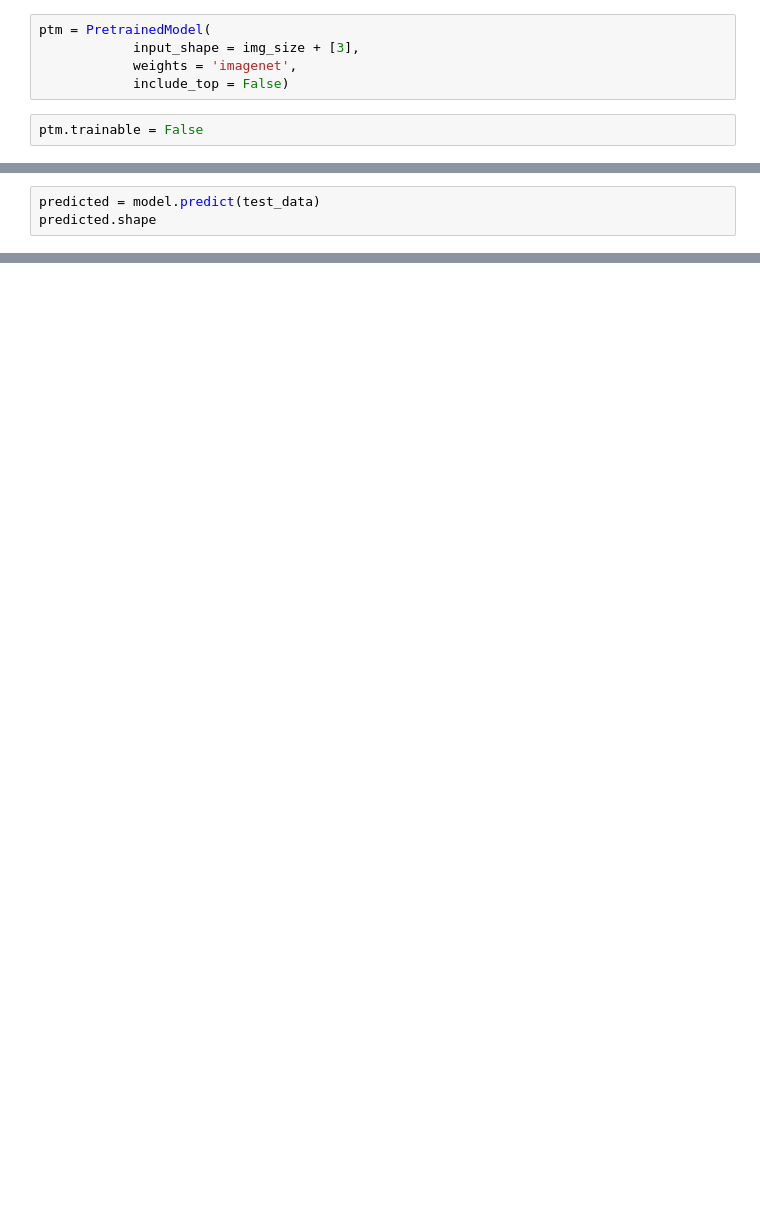
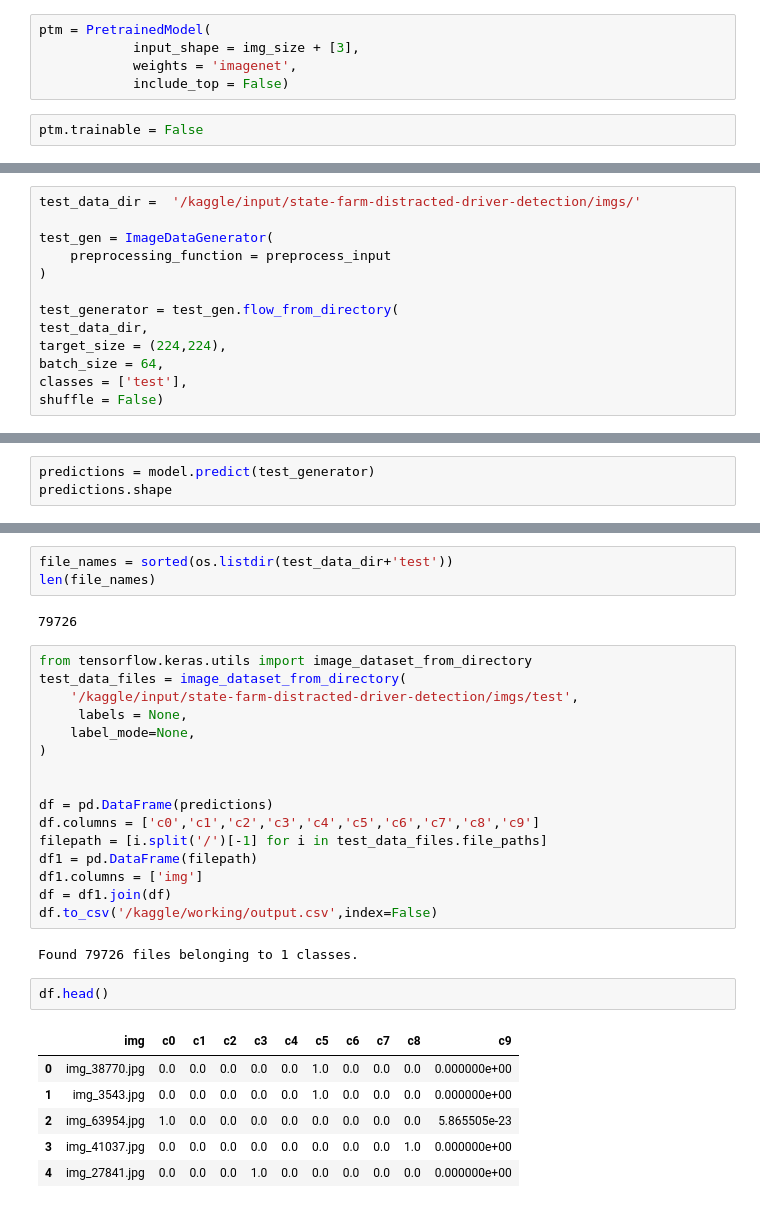
Before and after one commit to Vinay-Bajaj-1/Distracted-Driver-Detection, a Jupyter notebook: Driver Detection System.ipynb, the cells around one changed output, grey strips where cells are left out. Saved outputs shown, nothing was run; the diff lists cells and outputs as text; blank space fills up the shorter version.

```diff
--- a/Driver Detection System.ipynb
+++ b/Driver Detection System.ipynb
@@ -135,0 +115,13 @@ test_data = gen.flow_from_directory(
+# %%
+test_data_dir =  '/kaggle/input/state-farm-distracted-driver-detection/imgs/'
+
+test_gen = ImageDataGenerator(
+    preprocessing_function = preprocess_input
+)
+
+test_generator = test_gen.flow_from_directory(
+test_data_dir,
+target_size = (224,224),
+batch_size = 64,
+classes = ['test'],
+shuffle = False)
@@ -136,3 +130,3 @@ test_data = gen.flow_from_directory(
 # %%
-predicted = model.predict(test_data)
-predicted.shape
+predictions = model.predict(test_generator)
+predictions.shape
@@ -138,0 +136,32 @@ predicted.shape
+# %%
+file_names = sorted(os.listdir(test_data_dir+'test'))
+len(file_names)
+# %% [output]
+79726
+# %%
+from tensorflow.keras.utils import image_dataset_from_directory
+test_data_files = image_dataset_from_directory(
+    '/kaggle/input/state-farm-distracted-driver-detection/imgs/test',
+     labels = None,
+    label_mode=None,
+)
+
+
+df = pd.DataFrame(predictions)
+df.columns = ['c0','c1','c2','c3','c4','c5','c6','c7','c8','c9']
+filepath = [i.split('/')[-1] for i in test_data_files.file_paths]
+df1 = pd.DataFrame(filepath)
+df1.columns = ['img']
+df = df1.join(df)
+df.to_csv('/kaggle/working/output.csv',index=False)
+# %% [output]
+Found 79726 files belonging to 1 classes.
+# %%
+df.head()
+# %% [output]
+|  | img | c0 | c1 | c2 | c3 | c4 | c5 | c6 | c7 | c8 | c9 |
+| 0 | img_38770.jpg | 0.0 | 0.0 | 0.0 | 0.0 | 0.0 | 1.0 | 0.0 | 0.0 | 0.0 | 0.000000e+00 |
+| 1 | img_3543.jpg | 0.0 | 0.0 | 0.0 | 0.0 | 0.0 | 1.0 | 0.0 | 0.0 | 0.0 | 0.000000e+00 |
+| 2 | img_63954.jpg | 1.0 | 0.0 | 0.0 | 0.0 | 0.0 | 0.0 | 0.0 | 0.0 | 0.0 | 5.865505e-23 |
+| 3 | img_41037.jpg | 0.0 | 0.0 | 0.0 | 0.0 | 0.0 | 0.0 | 0.0 | 0.0 | 1.0 | 0.000000e+00 |
+| 4 | img_27841.jpg | 0.0 | 0.0 | 0.0 | 1.0 | 0.0 | 0.0 | 0.0 | 0.0 | 0.0 | 0.000000e+00 |
```
Also changed, not shown: parts of 25 cells of this notebook.
